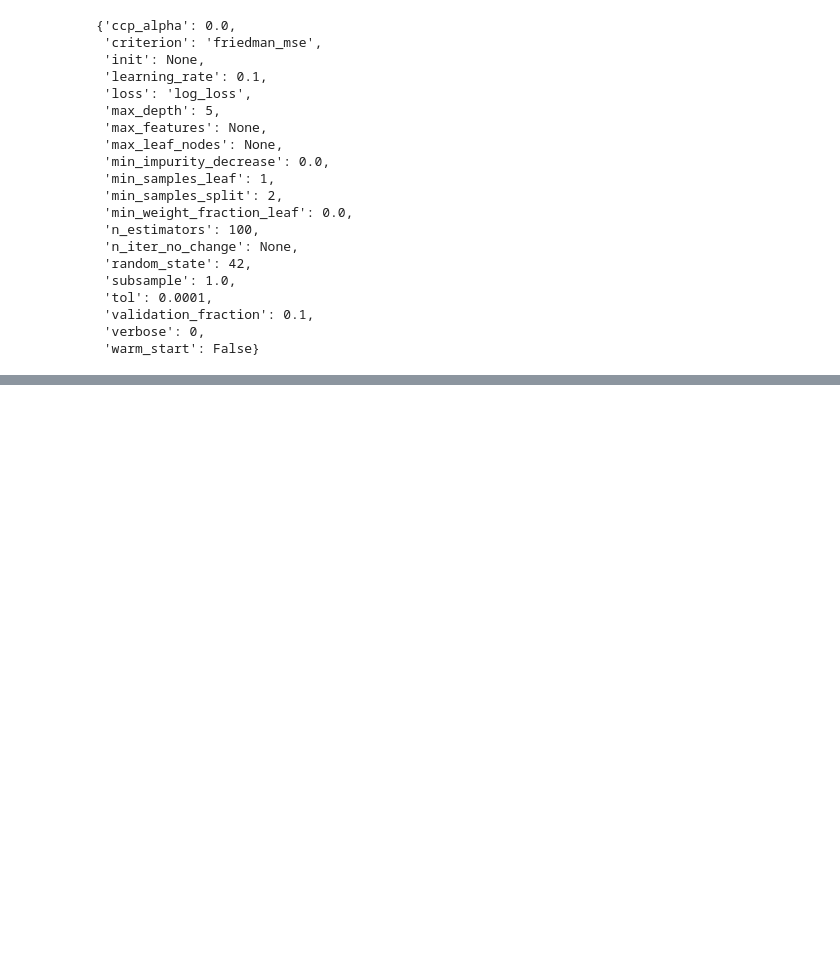
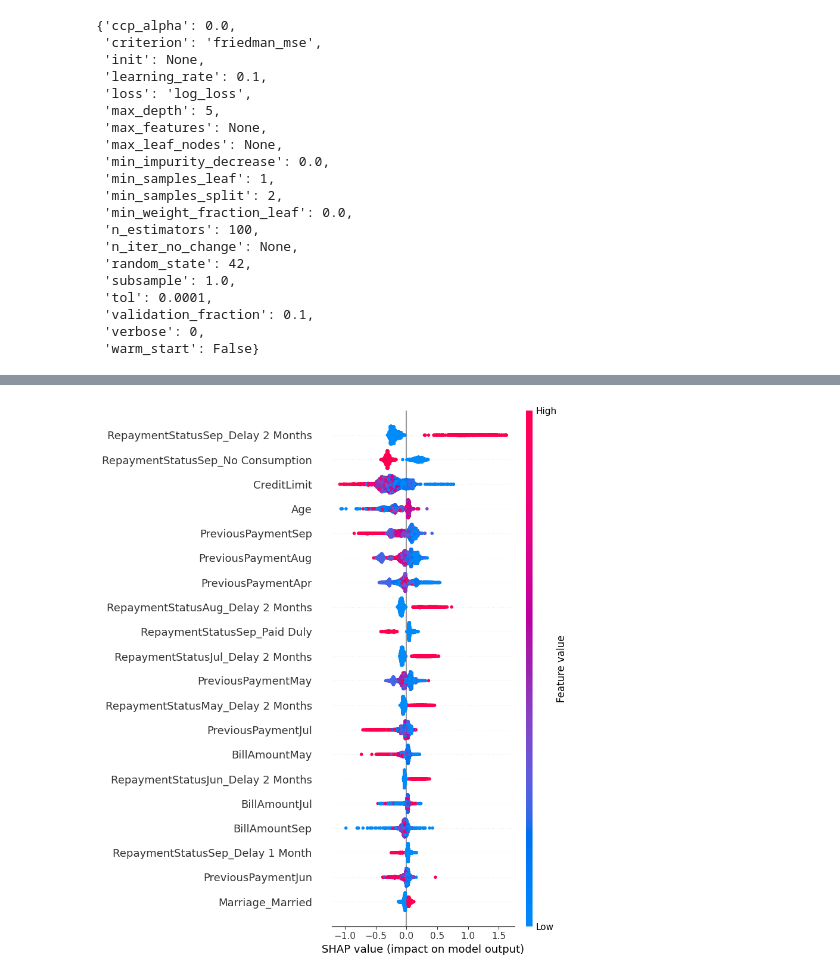
Before and after one commit to marioUnir/TFM, a Jupyter notebook: notebooks/4-Scale & One-Hot & SMOTE & Train_Cris.ipynb, the cells around one changed output, grey strips where cells are left out. Cells and saved outputs as stored; diff of their text form; code cells hidden in the pictures; blank space fills up the shorter version.

```diff
--- a/notebooks/4-Scale & One-Hot & SMOTE & Train_Cris.ipynb
+++ b/notebooks/4-Scale & One-Hot & SMOTE & Train_Cris.ipynb
@@ -840,0 +894,14 @@ boosting_model.get_params()
+# %%
+import shap
+# Usar TreeExplainer directamente
+explainer = shap.TreeExplainer(boosting_model)
+
+# Calculamos los valores SHAP para el conjunto de validación
+shap_values = explainer.shap_values(X_val)
+
+shap_values = np.array([[col for col in elem] for elem in shap_values])
+
+# Resumen de los valores SHAP (gráfico resumen)
+shap.summary_plot(shap_values, pd.DataFrame(X_val,columns=X.columns))
+# %% [output]
+[figure, added]
```
Also changed, not shown: parts of 7 cells of this notebook.
